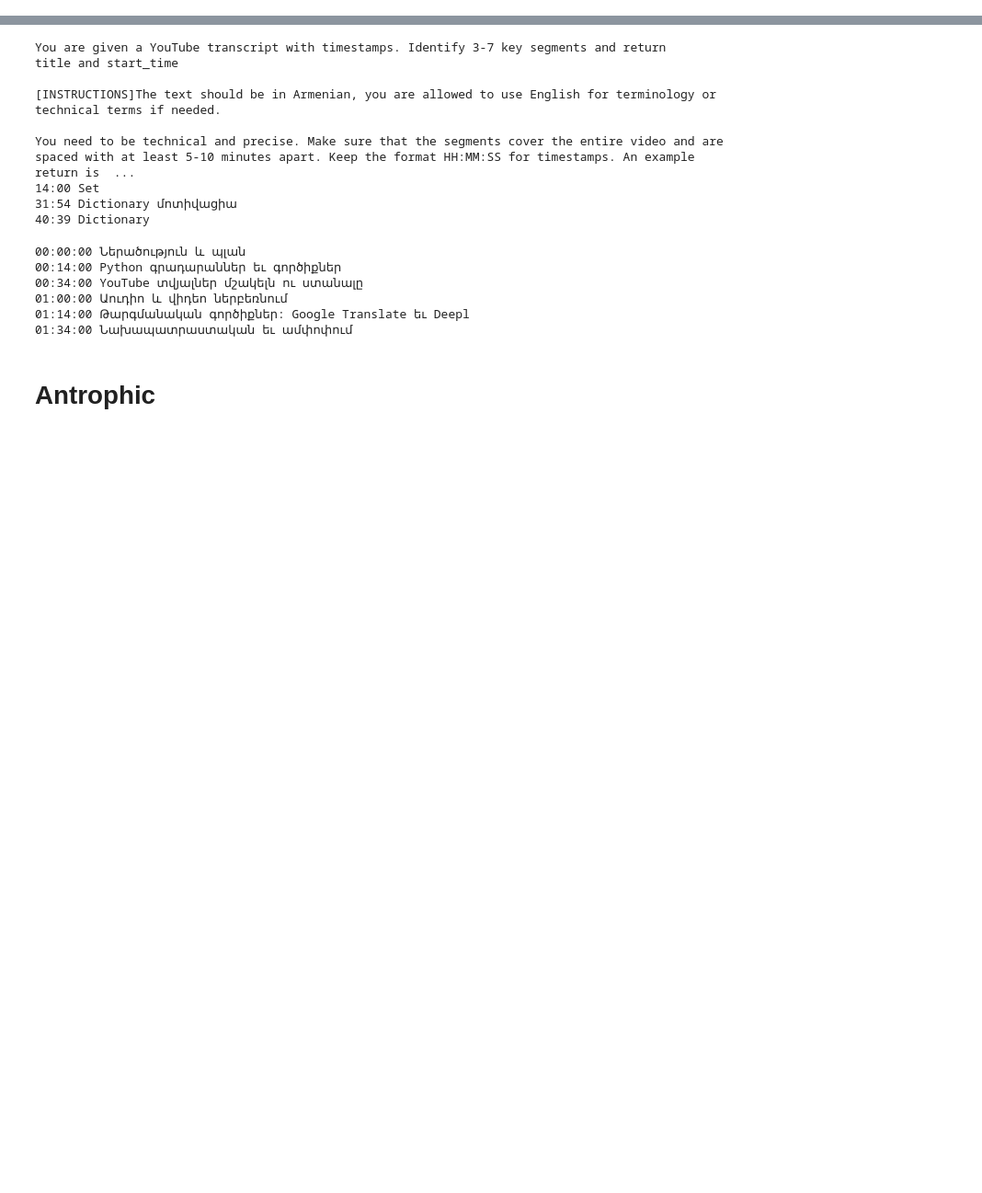
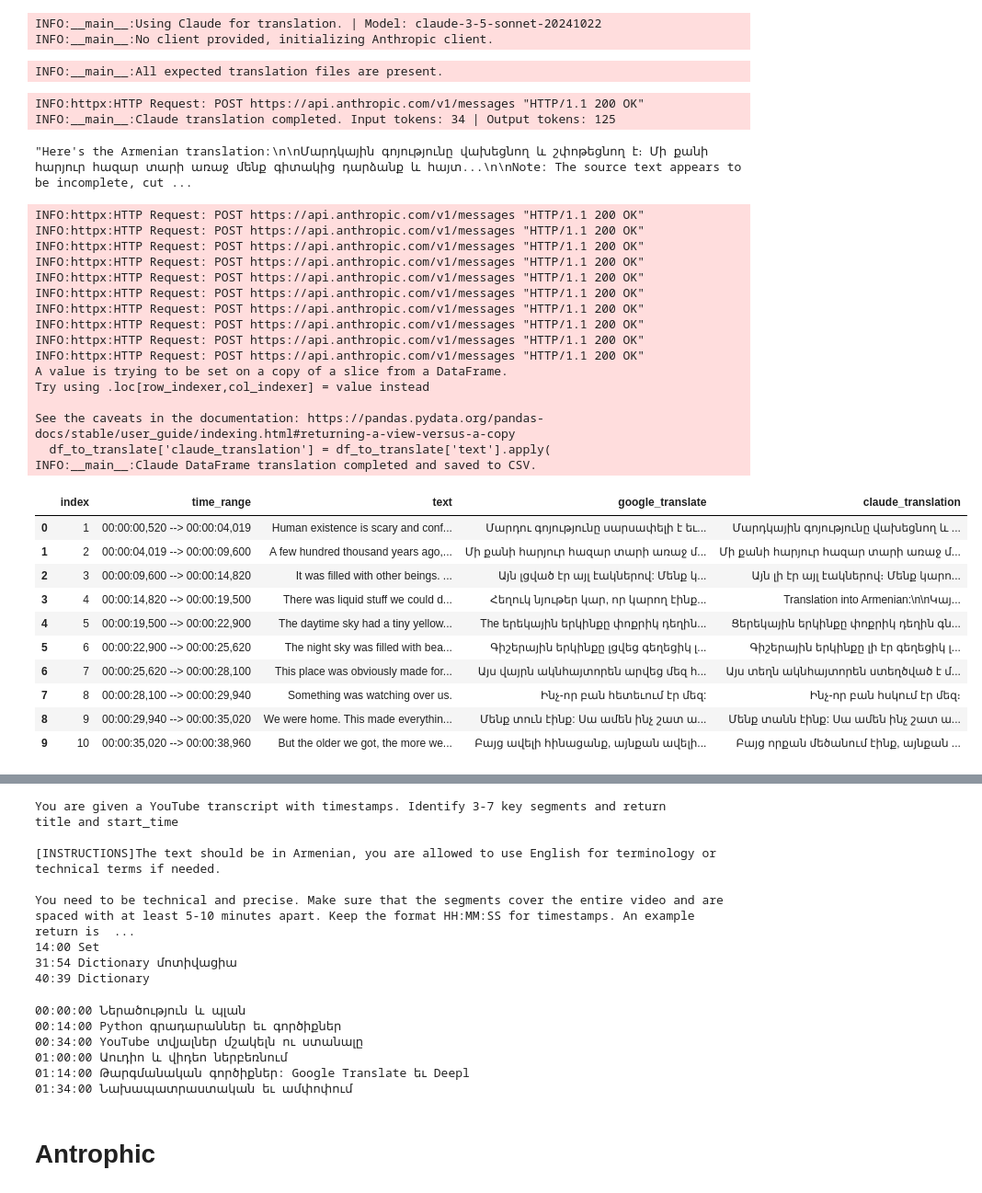
Before and after one commit to HaykTarkhanyan/youtube_tools, a Jupyter notebook: bzbz.ipynb, the cells around one changed output, grey strips where cells are left out. Shown at 92% size. Drawn from its saved outputs; the diff is of its cells as text; code cells hidden in the pictures; blank space fills up the shorter version.

Commit message:
playing around with the transcript

```diff
--- a/bzbz.ipynb
+++ b/bzbz.ipynb
@@ -12,0 +17,8 @@ from pytubefix import Playlist, Channel, YouTube
+# %%
+def folder_csvs_to_excel(folder_path = "out", filename = "merged"):
+    all_files = [f for f in os.listdir(folder_path) if f.endswith('.csv')]
+    with pd.ExcelWriter(f"{folder_path}/{filename}.xlsx") as writer:
+        for file in all_files:
+            df = pd.read_csv(os.path.join(folder_path, file))
+            sheet_name = os.path.splitext(file)[0][:31]  # Excel sheet name max length is 31
+            df.to_excel(writer, sheet_name=sheet_name, index=False)
@@ -12,0 +128,2 @@ from pytubefix import Playlist, Channel, YouTube
+# %%
+t = Transcript("https://www.youtube.com/watch?v=MBRqu0YOH14")
@@ -12,0 +354,46 @@ from pytubefix import Playlist, Channel, YouTube
+# %%
+translator = Translate(t, use_claude=True)
+# %% [output]
+INFO:__main__:Using Claude for translation. | Model: claude-3-5-sonnet-20241022
+INFO:__main__:No client provided, initializing Anthropic client.
+# %%
+import re
+translator.gather_translations()
+# %% [output]
+INFO:__main__:All expected translation files are present.
+# %%
+translator.claude_translate("Armenian")
+# %% [output]
+INFO:httpx:HTTP Request: POST https://api.anthropic.com/v1/messages "HTTP/1.1 200 OK"
+INFO:__main__:Claude translation completed. Input tokens: 34 | Output tokens: 125
+"Here's the Armenian translation:\n\nՄարդկային գոյությունը վախեցնող և շփոթեցնող է։ Մի քանի հարյուր հազար տարի առաջ մենք գիտակից դարձանք և հայտ...\n\nNote: The source text appears to be incomplete, cut ...
+# %%
+translator.claude_translate_df("Armenian")
+# %% [output]
+INFO:httpx:HTTP Request: POST https://api.anthropic.com/v1/messages "HTTP/1.1 200 OK"
+INFO:httpx:HTTP Request: POST https://api.anthropic.com/v1/messages "HTTP/1.1 200 OK"
+INFO:httpx:HTTP Request: POST https://api.anthropic.com/v1/messages "HTTP/1.1 200 OK"
+INFO:httpx:HTTP Request: POST https://api.anthropic.com/v1/messages "HTTP/1.1 200 OK"
+INFO:httpx:HTTP Request: POST https://api.anthropic.com/v1/messages "HTTP/1.1 200 OK"
+INFO:httpx:HTTP Request: POST https://api.anthropic.com/v1/messages "HTTP/1.1 200 OK"
+INFO:httpx:HTTP Request: POST https://api.anthropic.com/v1/messages "HTTP/1.1 200 OK"
+INFO:httpx:HTTP Request: POST https://api.anthropic.com/v1/messages "HTTP/1.1 200 OK"
+INFO:httpx:HTTP Request: POST https://api.anthropic.com/v1/messages "HTTP/1.1 200 OK"
+INFO:httpx:HTTP Request: POST https://api.anthropic.com/v1/messages "HTTP/1.1 200 OK"
+A value is trying to be set on a copy of a slice from a DataFrame.
+Try using .loc[row_indexer,col_indexer] = value instead
+
+See the caveats in the documentation: https://pandas.pydata.org/pandas-docs/stable/user_guide/indexing.html#returning-a-view-versus-a-copy
+  df_to_translate['claude_translation'] = df_to_translate['text'].apply(
+INFO:__main__:Claude DataFrame translation completed and saved to CSV.
+|  | index | time_range | text | google_translate | claude_translation |
+| 0 | 1 | 00:00:00,520 --> 00:00:04,019 | Human existence is scary and conf... | Մարդու գոյությունը սարսափելի է եւ... | Մարդկային գոյությունը վախեցնող և ... |
+| 1 | 2 | 00:00:04,019 --> 00:00:09,600 | A few hundred thousand years ago,... | Մի քանի հարյուր հազար տարի առաջ մ... | Մի քանի հարյուր հազար տարի առաջ մ... |
+| 2 | 3 | 00:00:09,600 --> 00:00:14,820 | It was filled with other beings. ... | Այն լցված էր այլ էակներով: Մենք կ... | Այն լի էր այլ էակներով։ Մենք կարո... |
+| 3 | 4 | 00:00:14,820 --> 00:00:19,500 | There was liquid stuff we could d... | Հեղուկ նյութեր կար, որ կարող էինք... | Translation into Armenian:\n\nԿայ... |
+| 4 | 5 | 00:00:19,500 --> 00:00:22,900 | The daytime sky had a tiny yellow... | The երեկային երկինքը փոքրիկ դեղին... | Ցերեկային երկինքը փոքրիկ դեղին գն... |
+| 5 | 6 | 00:00:22,900 --> 00:00:25,620 | The night sky was filled with bea... | Գիշերային երկինքը լցվեց գեղեցիկ լ... | Գիշերային երկինքը լի էր գեղեցիկ լ... |
+| 6 | 7 | 00:00:25,620 --> 00:00:28,100 | This place was obviously made for... | Այս վայրն ակնհայտորեն արվեց մեզ հ... | Այս տեղն ակնհայտորեն ստեղծված է մ... |
+| 7 | 8 | 00:00:28,100 --> 00:00:29,940 | Something was watching over us. | Ինչ-որ բան հետեւում էր մեզ: | Ինչ-որ բան հսկում էր մեզ։ |
+| 8 | 9 | 00:00:29,940 --> 00:00:35,020 | We were home. This made everythin... | Մենք տուն էինք: Սա ամեն ինչ շատ ա... | Մենք տանն էինք: Սա ամեն ինչ շատ ա... |
+| 9 | 10 | 00:00:35,020 --> 00:00:38,960 | But the older we got, the more we... | Բայց ավելի հինացանք, այնքան ավելի... | Բայց որքան մեծանում էինք, այնքան ... |
```
Also changed, not shown: parts of 19 cells of this notebook, 13 other files.
